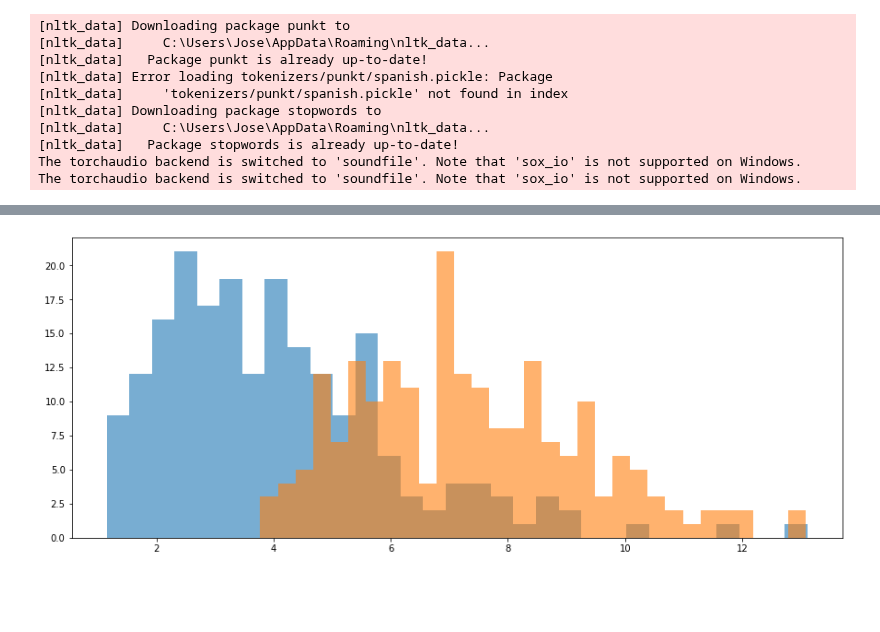
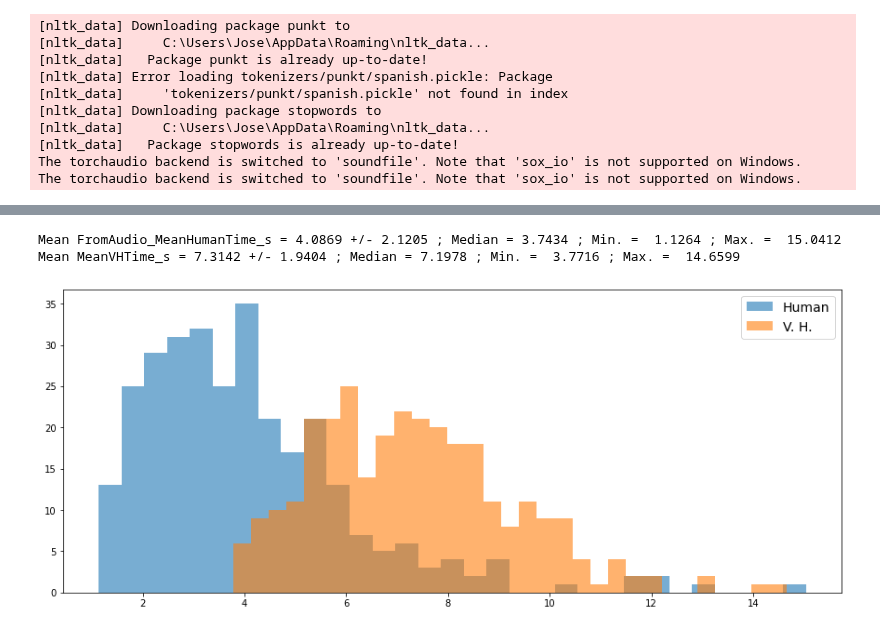
Before and after one commit to ASAPLableni/LableniBot, a Jupyter notebook: DataAnalysis/DataToCongress.ipynb, the cells around one changed output, grey strips where cells are left out. Drawn from its saved outputs; the diff is of its cells as text; code cells hidden in the pictures; blank space fills up the shorter version.

```diff
--- a/DataAnalysis/DataToCongress.ipynb
+++ b/DataAnalysis/DataToCongress.ipynb
@@ -208,11 +240,19 @@ Subjects ['User_11_CB' 'User_12_CB' 'User_13_CB' 'User_14_CB' 'User_15_CB'
-# %%
-plt.figure(figsize=(15, 6))
-
-plt.hist(df_res_process["FromAudioMeanHumanTime_s"], bins=31, alpha=0.6)
-plt.hist(df_res_process["MeanBotTime_s"], bins=31, alpha=0.6)
-
-plt.show()
-# %% [output]
-[figure, removed]
 # %%
 df_res_process.to_csv("Results/DataConvProcessed.csv", sep=";", index=False)
+# %%
+df_res_process = pd.read_csv("Results/DataConvProcessed.csv", sep=";")
+# %%
+aute.stat_print(df_res_process["FromAudio_MeanHumanTime_s"], "FromAudio_MeanHumanTime_s")
+aute.stat_print(df_res_process["MeanVHTime_s"], "MeanVHTime_s")
+
+plt.figure(figsize=(15, 6))
+
+plt.hist(df_res_process["FromAudio_MeanHumanTime_s"], bins=31, alpha=0.6, label="Human")
+plt.hist(df_res_process["MeanVHTime_s"], bins=31, alpha=0.6, label="V. H.")
+plt.legend(fontsize=14)
+
+plt.show()
+# %% [output]
+Mean FromAudio_MeanHumanTime_s = 4.0869 +/- 2.1205 ; Median = 3.7434 ; Min. =  1.1264 ; Max. =  15.0412
+Mean MeanVHTime_s = 7.3142 +/- 1.9404 ; Median = 7.1978 ; Min. =  3.7716 ; Max. =  14.6599
+[figure, added]
```
Also changed, not shown: parts of 7 cells of this notebook, 1 other file.
